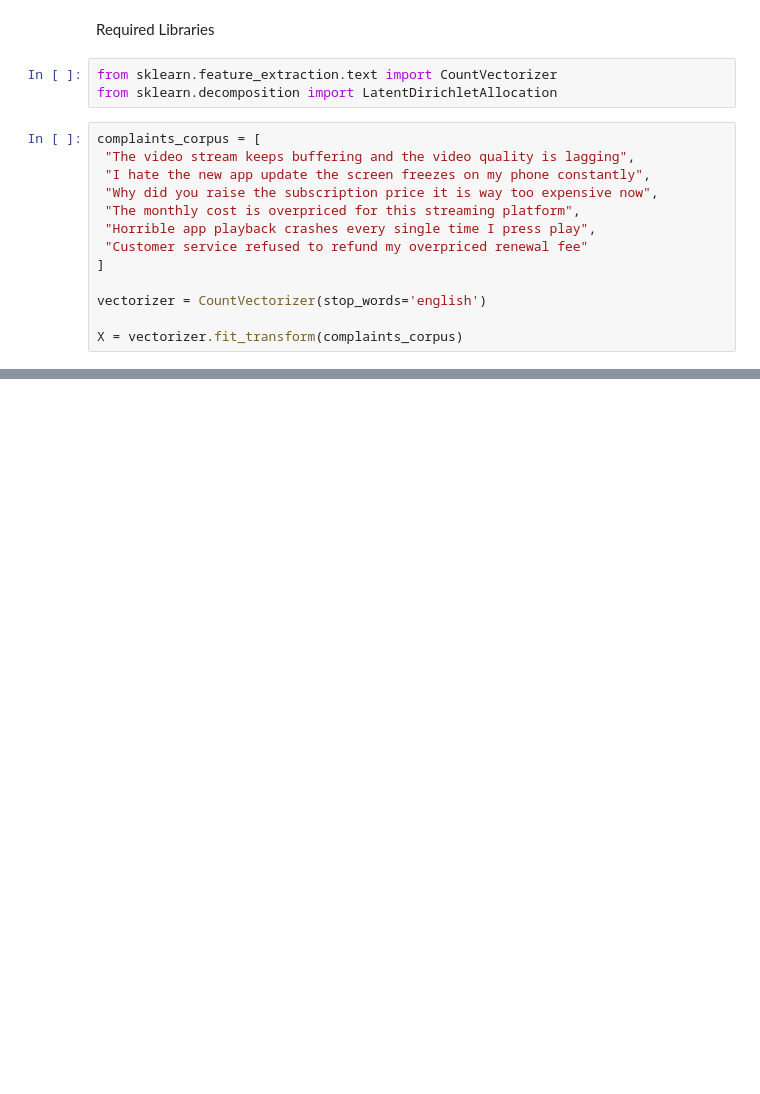
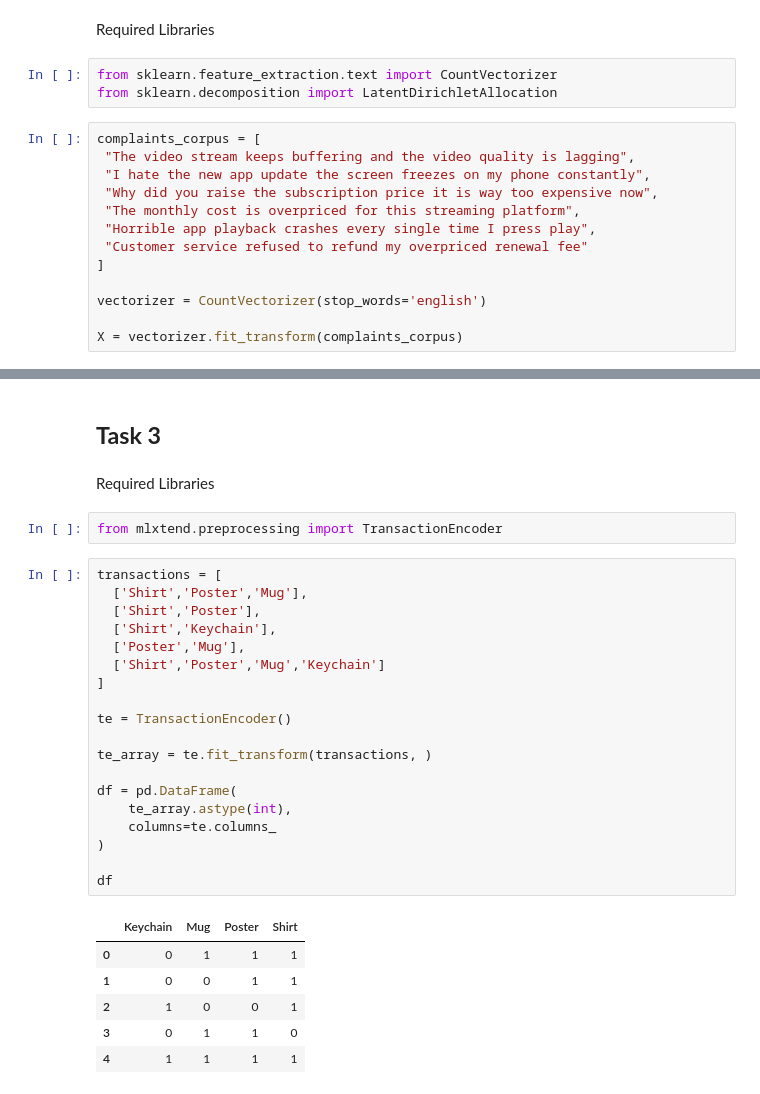
Before and after one commit to sankajithdjinasena/DataMining_Practical, a Jupyter notebook: Data_Mining_Last.ipynb, the cells around one changed output, grey strips where cells are left out. Cells and saved outputs as stored; diff of their text form; blank space fills up the shorter version.

Commit message:
Task 3

```diff
--- a/Data_Mining_Last.ipynb
+++ b/Data_Mining_Last.ipynb
@@ -78,3 +77,35 @@ Topic 1
 ['playback', 'single', 'app', 'overpriced']
 Topic 2
 ['new', 'phone', 'app', 'video']
+# %% [markdown]
+## **Task 3**
+# %% [markdown]
+Required Libraries
+# %%
+from mlxtend.preprocessing import TransactionEncoder
+# %%
+transactions = [
+  ['Shirt','Poster','Mug'],
+  ['Shirt','Poster'],
+  ['Shirt','Keychain'],
+  ['Poster','Mug'],
+  ['Shirt','Poster','Mug','Keychain']
+]
+
+te = TransactionEncoder()
+
+te_array = te.fit_transform(transactions, )
+
+df = pd.DataFrame(
+    te_array.astype(int),
+    columns=te.columns_
+)
+
+df
+# %% [output]
+|  | Keychain | Mug | Poster | Shirt |
+| 0 | 0 | 1 | 1 | 1 |
+| 1 | 0 | 0 | 1 | 1 |
+| 2 | 1 | 0 | 0 | 1 |
+| 3 | 0 | 1 | 1 | 0 |
+| 4 | 1 | 1 | 1 | 1 |
```
Also changed, not shown: parts of 3 cells of this notebook.
